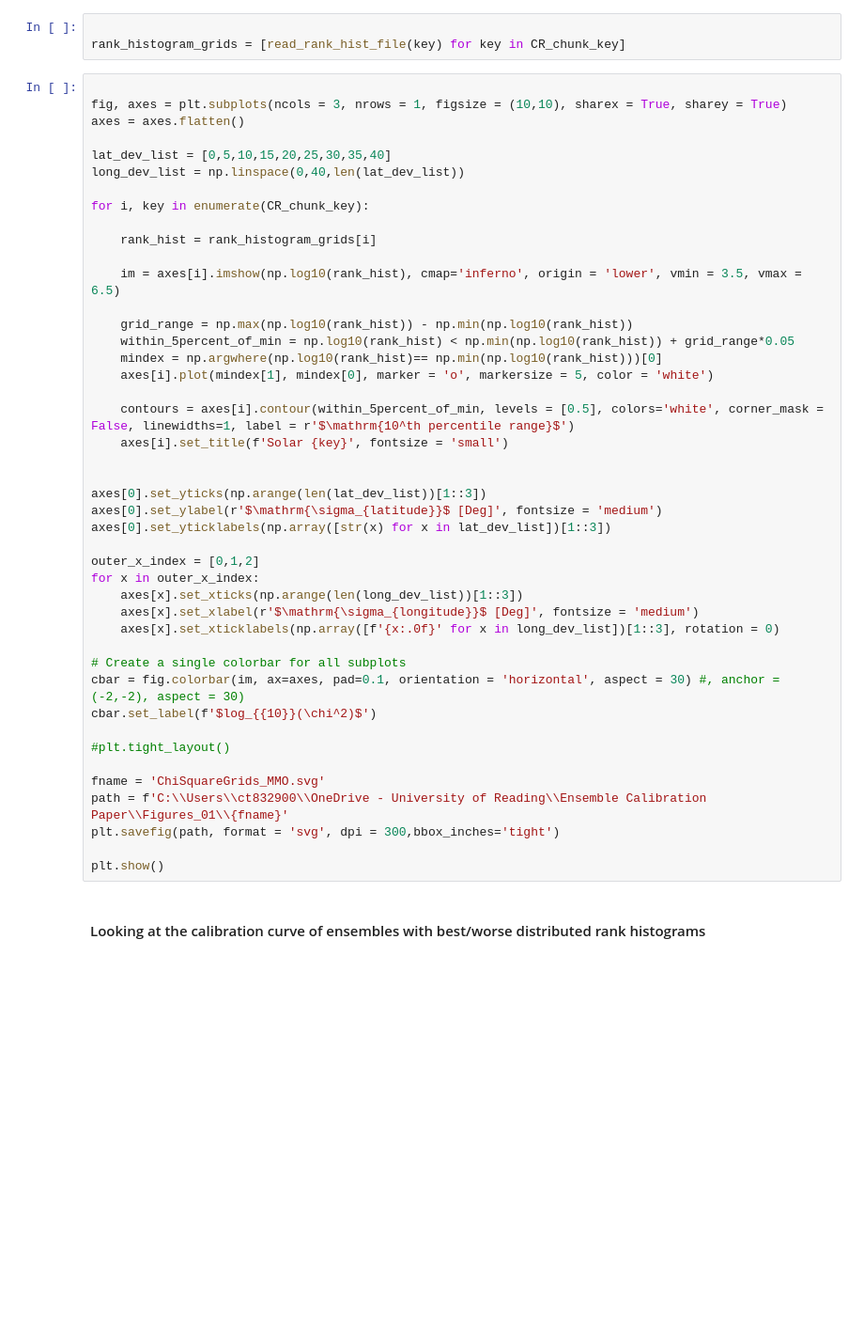
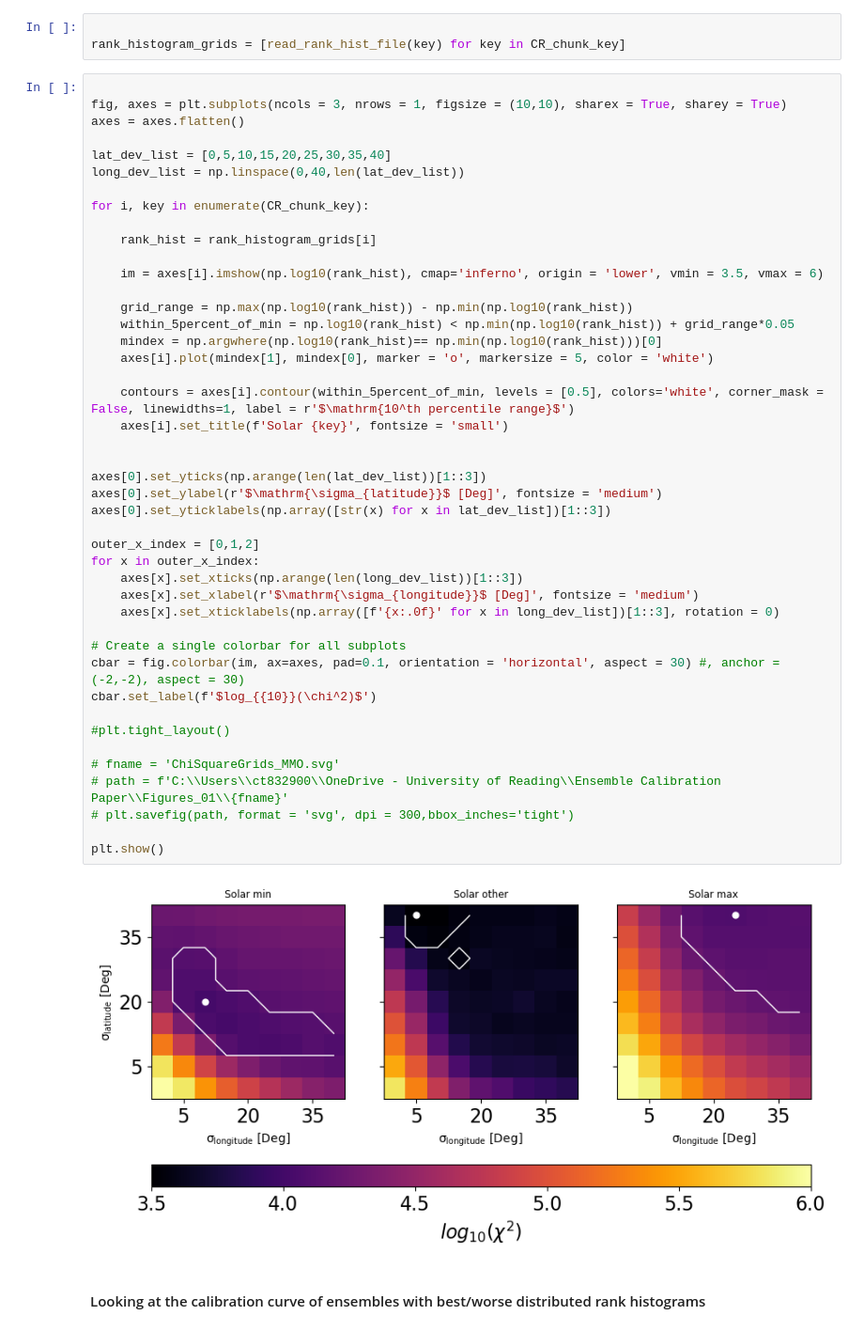
Before and after one commit to NathanielInatimi/Ensemble_Calibration, a Jupyter notebook: code/Ensemble_Calibration.ipynb, the cells around one changed output. Shown at 94% size. Cells and saved outputs as stored; diff of their text form; blank space fills up the shorter version.

```diff
--- a/code/Ensemble_Calibration.ipynb
+++ b/code/Ensemble_Calibration.ipynb
@@ -465,38 +525,40 @@ for i, key in enumerate(CR_chunk_key):
 
     rank_hist = rank_histogram_grids[i]
 
-    im = axes[i].imshow(np.log10(rank_hist), cmap='inferno', origin = 'lower', vmin = 3.5, vmax = 6.5)
+    im = axes[i].imshow(np.log10(rank_hist), cmap='inferno', origin = 'lower', vmin = 3.5, vmax = 6)
 
     grid_range = np.max(np.log10(rank_hist)) - np.min(np.log10(rank_hist))
     within_5percent_of_min = np.log10(rank_hist) < np.min(np.log10(rank_hist)) + grid_range*0.05
     mindex = np.argwhere(np.log10(rank_hist)== np.min(np.log10(rank_hist)))[0]
     axes[i].plot(mindex[1], mindex[0], marker = 'o', markersize = 5, color = 'white')
 
     contours = axes[i].contour(within_5percent_of_min, levels = [0.5], colors='white', corner_mask = False, linewidths=1, label = r'$\mathrm{10^th percentile range}$')
     axes[i].set_title(f'Solar {key}', fontsize = 'small')
 
 
 axes[0].set_yticks(np.arange(len(lat_dev_list))[1::3])
 axes[0].set_ylabel(r'$\mathrm{\sigma_{latitude}}$ [Deg]', fontsize = 'medium')
 axes[0].set_yticklabels(np.array([str(x) for x in lat_dev_list])[1::3])
 
 outer_x_index = [0,1,2]
 for x in outer_x_index:
     axes[x].set_xticks(np.arange(len(long_dev_list))[1::3])
     axes[x].set_xlabel(r'$\mathrm{\sigma_{longitude}}$ [Deg]', fontsize = 'medium')
     axes[x].set_xticklabels(np.array([f'{x:.0f}' for x in long_dev_list])[1::3], rotation = 0)
 
 # Create a single colorbar for all subplots
 cbar = fig.colorbar(im, ax=axes, pad=0.1, orientation = 'horizontal', aspect = 30) #, anchor = (-2,-2), aspect = 30)
 cbar.set_label(f'$log_{{10}}(\chi^2)$')
 
 #plt.tight_layout()
 
-fname = 'ChiSquareGrids_MMO.svg'
-path = f'C:\\Users\\ct832900\\OneDrive - University of Reading\\Ensemble Calibration Paper\\Figures_01\\{fname}'
-plt.savefig(path, format = 'svg', dpi = 300,bbox_inches='tight')
+# fname = 'ChiSquareGrids_MMO.svg'
+# path = f'C:\\Users\\ct832900\\OneDrive - University of Reading\\Ensemble Calibration Paper\\Figures_01\\{fname}'
+# plt.savefig(path, format = 'svg', dpi = 300,bbox_inches='tight')
 
 plt.show()
+# %% [output]
+[figure, added]
 # %% [markdown]
 #### Looking at the calibration curve of ensembles with best/worse distributed rank histograms
 # %%
```
Also changed, not shown: parts of 27 cells of this notebook.
